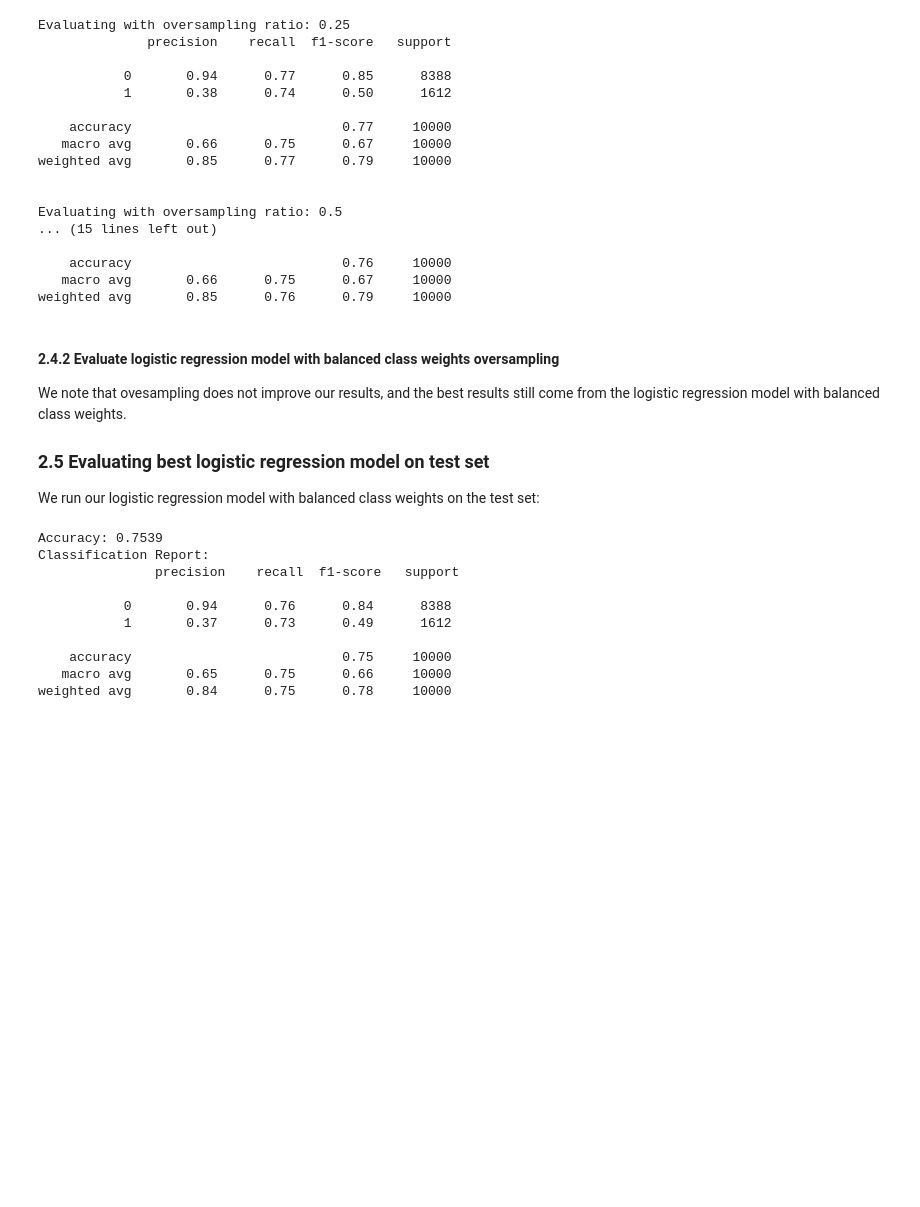
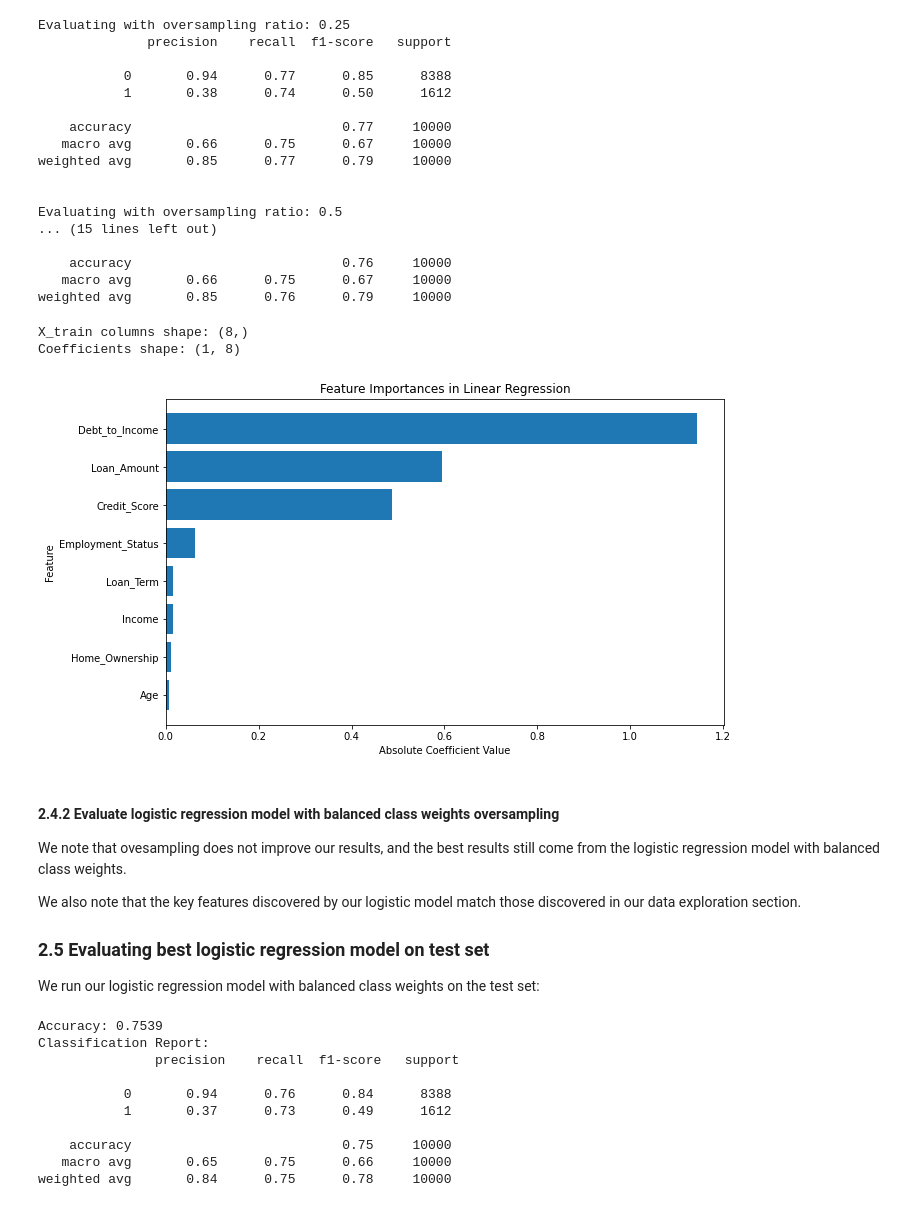
Before and after one commit to GriffonCode/Banking-May, a Jupyter notebook: loan_default_logistic_regression.ipynb, the cells around one changed output. Saved outputs shown, nothing was run; the diff lists cells and outputs as text; code cells hidden in the pictures; blank space fills up the shorter version.

```diff
--- a/loan_default_logistic_regression.ipynb
+++ b/loan_default_logistic_regression.ipynb
@@ -268,11 +269,49 @@ Evaluating with oversampling ratio: 0.5
     accuracy                           0.76     10000
    macro avg       0.66      0.75      0.67     10000
 weighted avg       0.85      0.76      0.79     10000
+# %%
+# Extract the coefficients
+coefficients = model.coef_
+
+# Check the shape of X_train.columns and coefficients
+print("X_train columns shape:", X_train.columns.shape)
+print("Coefficients shape:", coefficients.shape)
+
+# Flatten the coefficients array if necessary
+if coefficients.ndim > 1:
+    coefficients = coefficients.flatten()
+
+# Create a DataFrame for better visualization
+features = pd.DataFrame({
+    'Feature': X_train.columns,
+    'Coefficient': coefficients
+})
+
+# Calculate the absolute values of the coefficients for importance
+features['Importance'] = features['Coefficient'].abs()
+
+# Sort the DataFrame by importance
+features = features.sort_values(by='Importance', ascending=False)
+
+# Plot the feature importances
+plt.figure(figsize=(10, 6))
+plt.barh(features['Feature'], features['Importance'])
+plt.xlabel('Absolute Coefficient Value')
+plt.ylabel('Feature')
+plt.title('Feature Importances in Linear Regression')
+plt.gca().invert_yaxis()
+plt.show()
+# %% [output]
+X_train columns shape: (8,)
+Coefficients shape: (1, 8)
+[figure, added]
 # %% [markdown]
 #### 2.4.2 Evaluate logistic regression model with balanced class weights oversampling
 
 We note that ovesampling does not improve our results, and the best results still come from the logistic regression model with balanced class weights.
 
+We also note that the key features discovered by our logistic model match those discovered in our data exploration section.
+
 
 ### 2.5 Evaluating best logistic regression model on test set
 We run our logistic regression model with balanced class weights on the test set:
```
Also changed, not shown: parts of 1 cell of this notebook, 2 other files.
